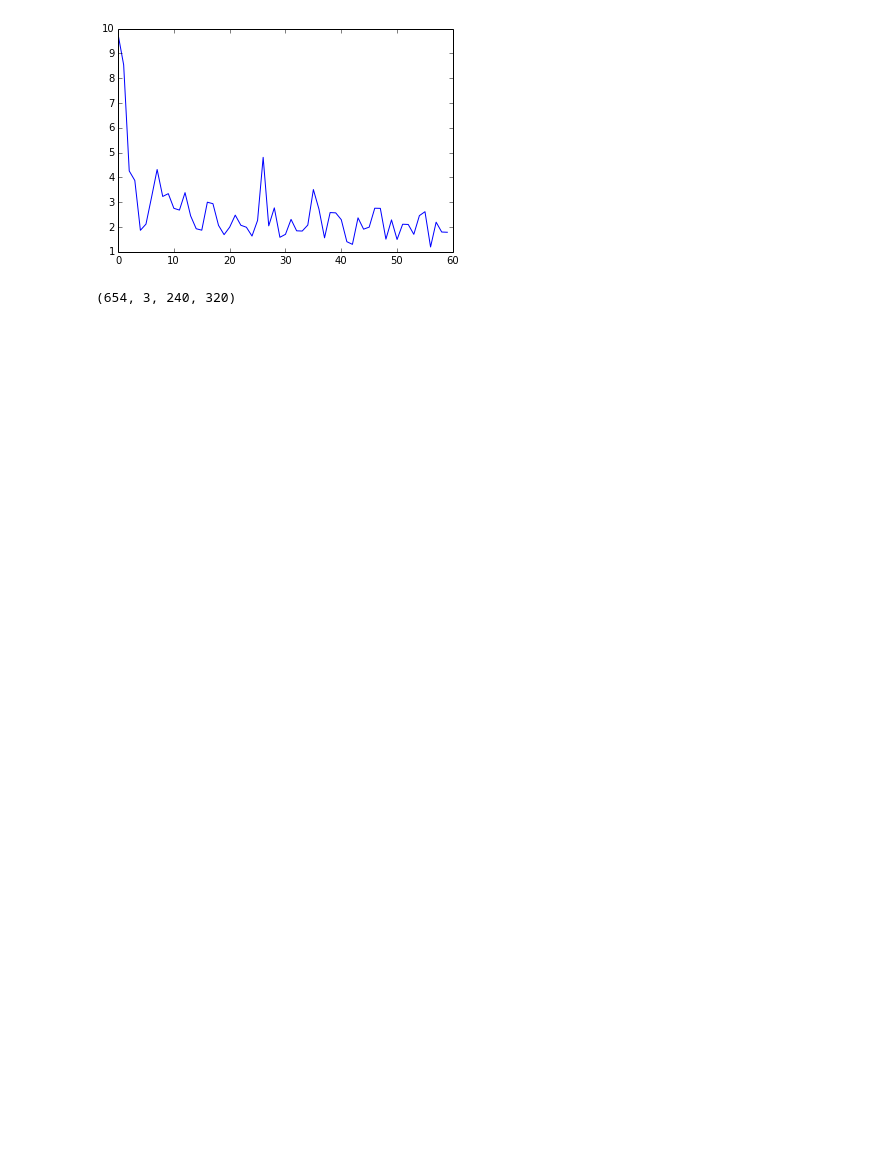
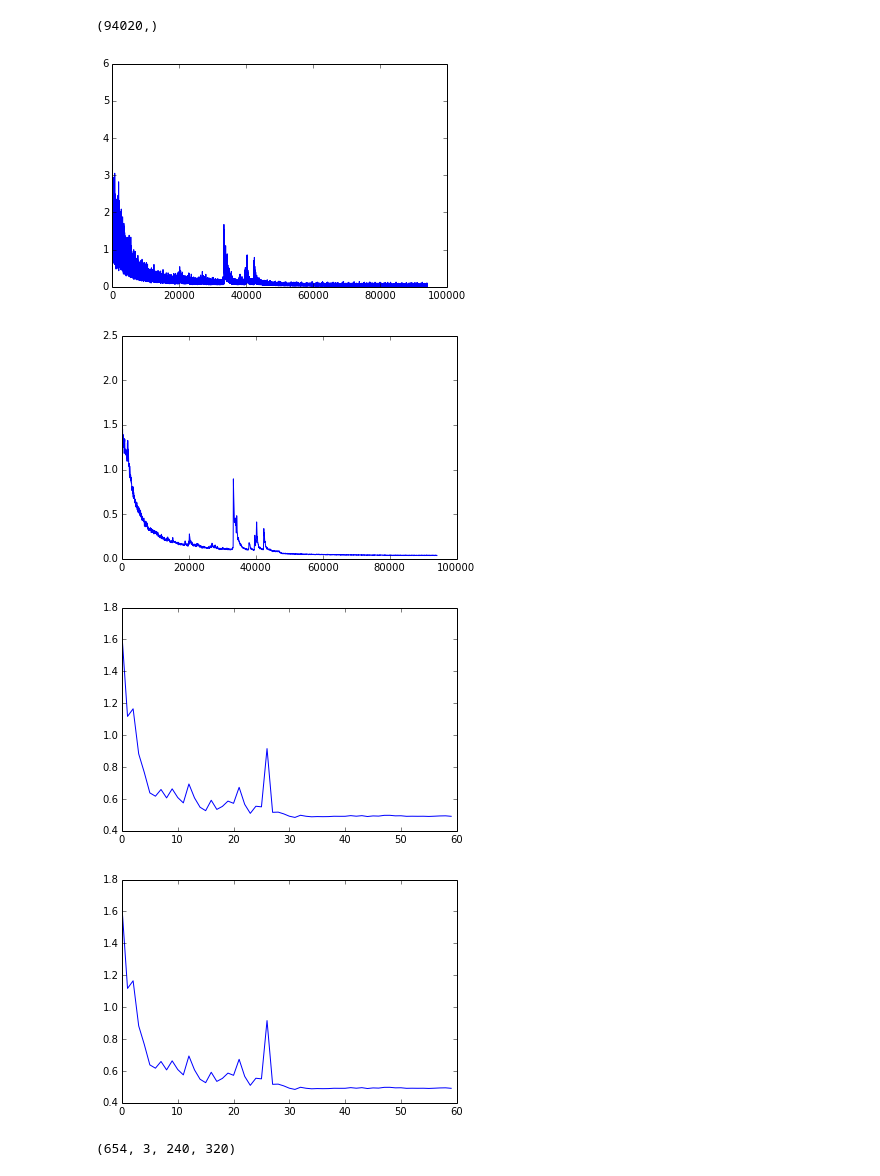
Before and after one commit to sebastian-schlecht/im2vol, a Jupyter notebook: plot.ipynb, the cells around one changed output. Saved outputs shown, nothing was run; the diff lists cells and outputs as text; code cells hidden in the pictures; blank space fills up the shorter version.

```diff
--- a/plot.ipynb
+++ b/plot.ipynb
@@ -1,15 +60,32 @@
 # %%
 %matplotlib inline
 
 import numpy as np
 import matplotlib.pyplot as plt
 
-data = np.load("./data/resunet_connected_mse_epoch_42_loss_train.npy")
+data = np.load("./data/resunet_connected_mse_epoch_60_loss_train.npy")
+
+print data.shape
 
 plt.plot(data)
 plt.show()
+
+plt.plot(smooth(data, window_len=100))
+plt.show()
+
+val = np.load("./data/resunet_connected_mse_epoch_60_loss_val.npy")
+plt.plot(val)
+plt.show()
+
+val = np.load("./data/resunet_connected_mse_epoch_60_errors_val.npy")
+plt.plot(val)
+plt.show()
 # %% [output]
+(94020,)
-[figure, old version]
+[figure, new version]
+[figure, added]
+[figure, added]
+[figure, added]
 # %%
 import h5py as h
 import numpy as np
```
Also changed, not shown: parts of 16 cells of this notebook, 5 other files.
